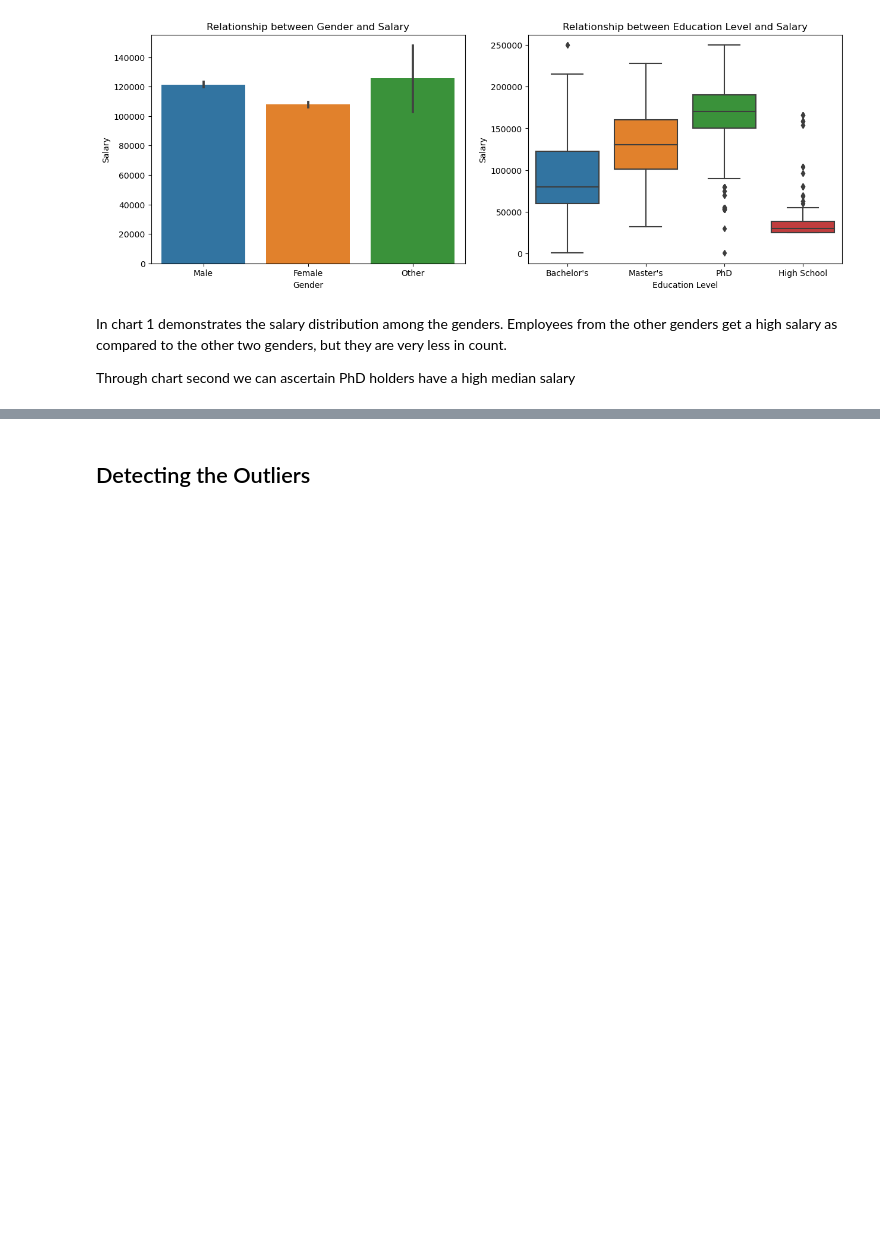
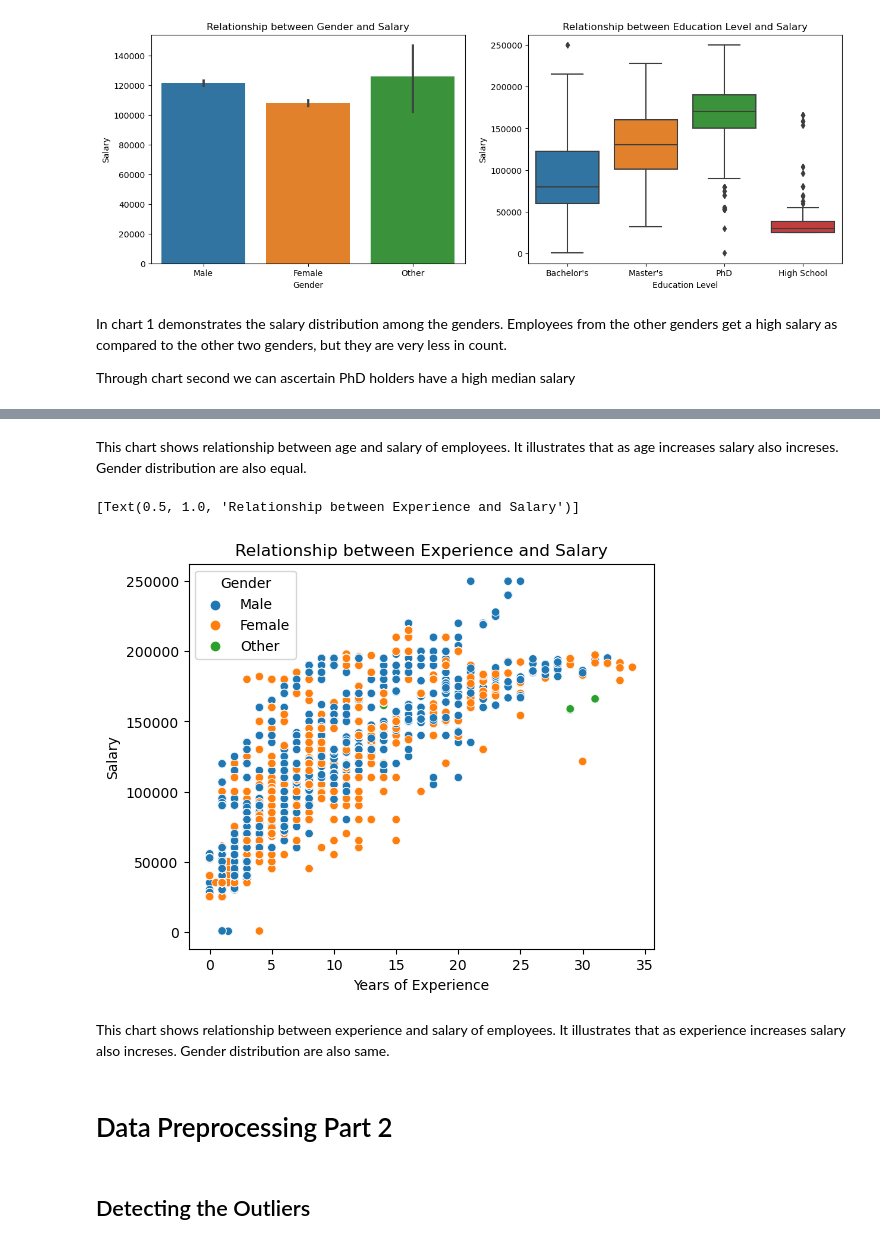
Before and after one commit to Subash0812/ML-projects, a Jupyter notebook: Salary_prediction/salary_prediction.ipynb, the cells around one changed output, grey strips where cells are left out. Saved outputs shown, nothing was run; the diff lists cells and outputs as text; code cells hidden in the pictures; blank space fills up the shorter version.

```diff
--- a/Salary_prediction/salary_prediction.ipynb
+++ b/Salary_prediction/salary_prediction.ipynb
@@ -193,3 +212,15 @@ sns.boxplot(x='Education Level',y='Salary',data=salary_df,ax=ax[1]).set(title='R
+# %% [markdown]
+This chart shows relationship between age and salary of employees. It illustrates that as age increases salary also increses. Gender distribution are also equal.
+# %%
+plt.figure(figsize=(6,5))
+sns.scatterplot(x='Years of Experience',y='Salary',data=salary_df,hue='Gender').set(title='Relationship between Experience and Salary')
+# %% [output]
+[Text(0.5, 1.0, 'Relationship between Experience and Salary')]
+[figure, added]
+# %% [markdown]
+This chart shows relationship between experience and salary of employees. It illustrates that as experience increases salary also increses. Gender distribution are also same.
+# %% [markdown]
+# Data Preprocessing Part 2
 # %% [markdown]
 ## Detecting the Outliers
 # %%
```
Also changed, not shown: parts of 41 cells of this notebook.
